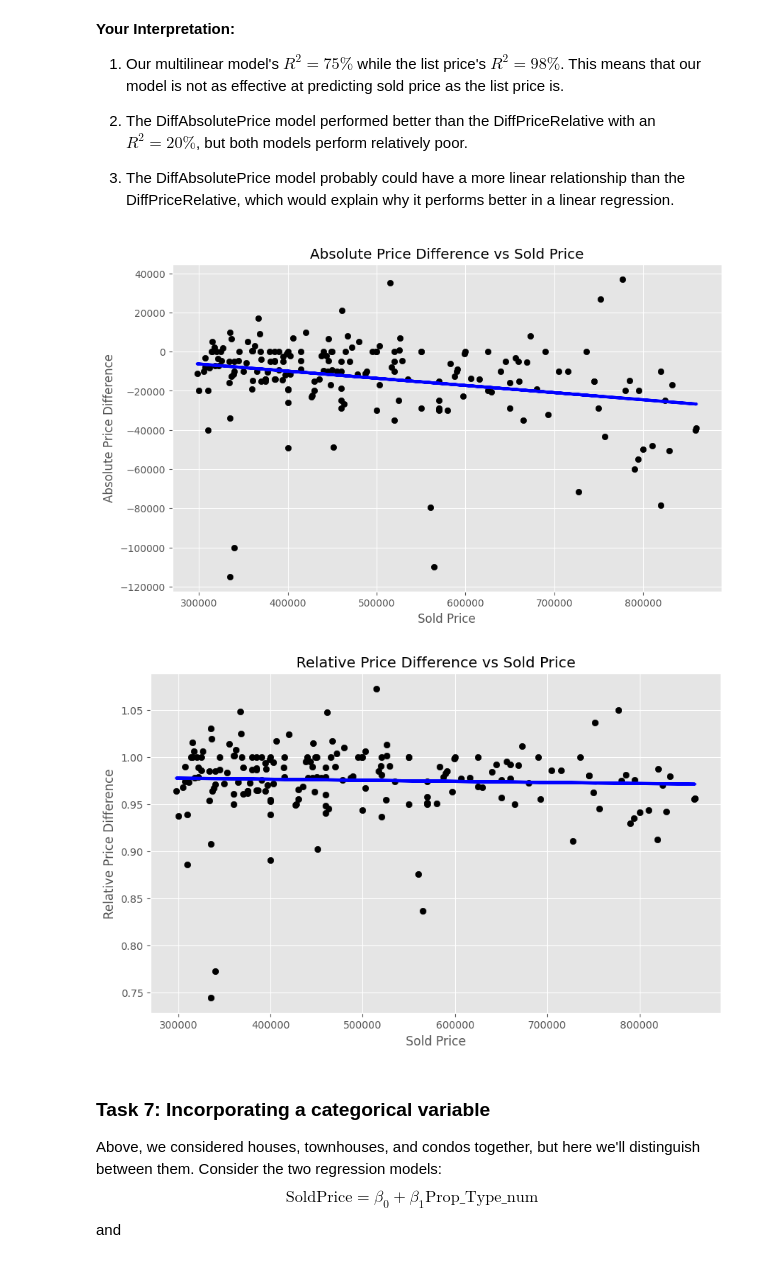
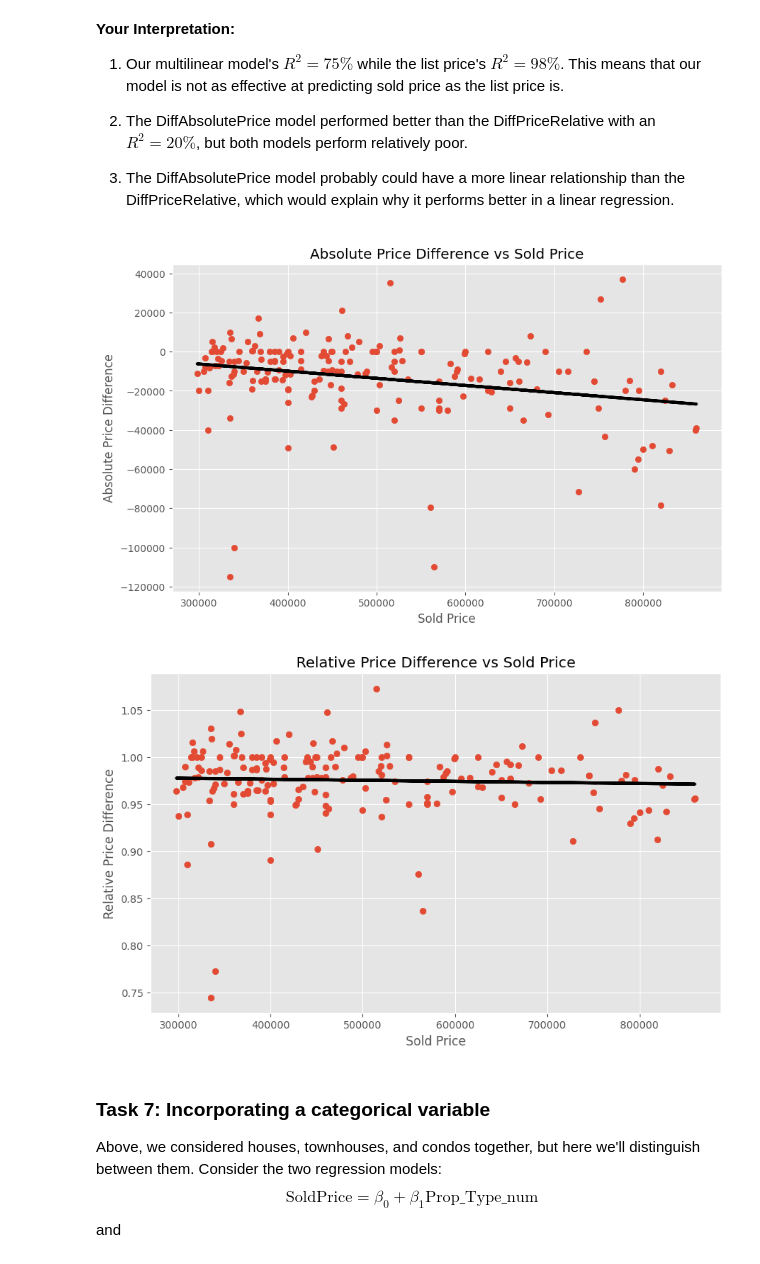
Before and after one commit to logancorrea/Intro-to-Data-Science, a Jupyter notebook: Homework/HW05/HW5.ipynb, the cells around one changed output. Saved outputs shown, nothing was run; the diff lists cells and outputs as text; code cells hidden in the pictures.

```diff
--- a/Homework/HW05/HW5.ipynb
+++ b/Homework/HW05/HW5.ipynb
@@ -339,34 +355,34 @@ strong multicollinearity problems or that the design matrix is singular.
 # %%
 lr = linear_model.LinearRegression()
 
 # DiffPriceAbsolute model
 xa = house_clean['SoldPrice'].values.reshape(house_clean['SoldPrice'].shape[0],1)
 ya = house_clean['DiffPriceAbsolute'].values.reshape(house_clean['DiffPriceAbsolute'].shape[0],1)
 
 lr.fit(X=xa, y=ya)
 
-plt.scatter(xa, ya,  color='black')
-plt.plot(xa, lr.predict(xa), color='blue', linewidth=3)
+plt.scatter(xa, ya)
+plt.plot(xa, lr.predict(xa), color='black', linewidth=3)
 plt.title('Absolute Price Difference vs Sold Price')
 plt.xlabel('Sold Price')
 plt.ylabel('Absolute Price Difference')
 plt.show()
 
 # DiffPriceRelative model
 xb = house_clean['SoldPrice'].values.reshape(house_clean['SoldPrice'].shape[0],1)
 yb = house_clean['DiffPriceRelative'].values.reshape(house_clean['DiffPriceRelative'].shape[0],1)
 
 lr.fit(X=xb, y=yb)
 
-plt.scatter(xb, yb,  color='black')
-plt.plot(xb, lr.predict(xb), color='blue', linewidth=3)
+plt.scatter(xb, yb)
+plt.plot(xb, lr.predict(xb), color='black', linewidth=3)
 plt.title('Relative Price Difference vs Sold Price')
 plt.xlabel('Sold Price')
 plt.ylabel('Relative Price Difference')
 plt.show()
 # %% [output]
-[figure, old version]
+[figure, new version]
-[figure, old version]
+[figure, new version]
 # %% [markdown]
 ### Task 7: Incorporating a categorical variable
 
```
Also changed, not shown: parts of 3 cells of this notebook.
